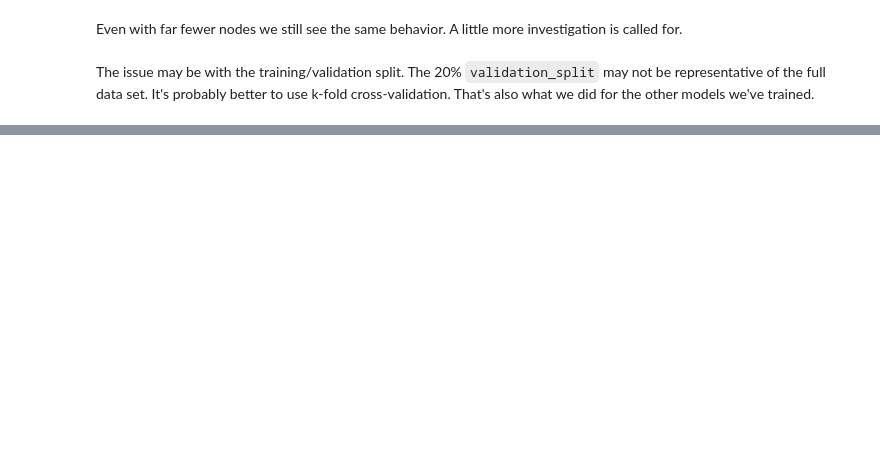
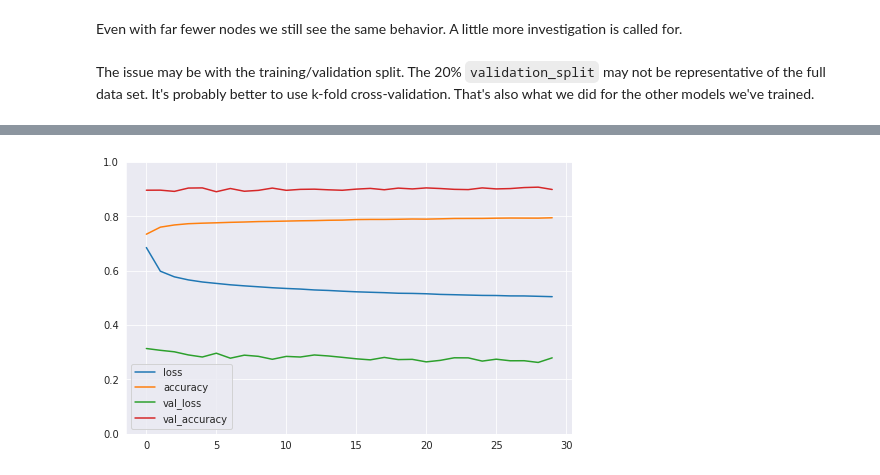
Before and after one commit to pvan1/DATA-606-Capstone, a Jupyter notebook: capstone_phase2_ann.ipynb, the cells around one changed output, grey strips where cells are left out. Drawn from its saved outputs; the diff is of its cells as text; code cells hidden in the pictures; blank space fills up the shorter version.

```diff
--- a/capstone_phase2_ann.ipynb
+++ b/capstone_phase2_ann.ipynb
@@ -237,0 +299,3 @@ The issue may be with the training/validation split.  The 20% `validation_split`
+# %%
+train_std_RF = training_data_std[top_feats].copy()
+test_std_RF = testing_data_std[top_feats].copy()
@@ -237,0 +306,13 @@ The issue may be with the training/validation split.  The 20% `validation_split`
+# %%
+model4 = keras.models.Sequential([keras.layers.Input(shape=train_std_RF.shape[1:]),
+                                 keras.layers.Dense(48, activation='relu'),
+                                 keras.layers.Dense(36, activation='relu'),
+                                 keras.layers.Dense(24, activation='relu'),
+                                 keras.layers.Dense(12, activation='relu'),
+                                 keras.layers.Dense(10, activation='softmax')
+])
+# %%
+# we're using Sparse Categorical Cross-entropy loss b/c the labels are integers, not one-hot vectors
+model4.compile(loss='sparse_categorical_crossentropy', optimizer='adam', metrics=['accuracy'])
+# %%
+hist4 = model4.fit(train_std_RF, y_train, epochs=30, validation_split=0.2)
@@ -237,0 +337,8 @@ The issue may be with the training/validation split.  The 20% `validation_split`
+# %%
+pd.DataFrame(hist4.history).plot(figsize=(8, 5))
+sns.set_style('darkgrid')
+plt.ylim((0, 1))
+plt.savefig('ann-4-learning-curves.png', dpi=300, bbox_inches='tight')
+files.download('ann-4-learning-curves.png')
+plt.show()
+# %% [output]
@@ -237,0 +347 @@ The issue may be with the training/validation split.  The 20% `validation_split`
+[figure, added]
```
Also changed, not shown: parts of 16 cells of this notebook.
